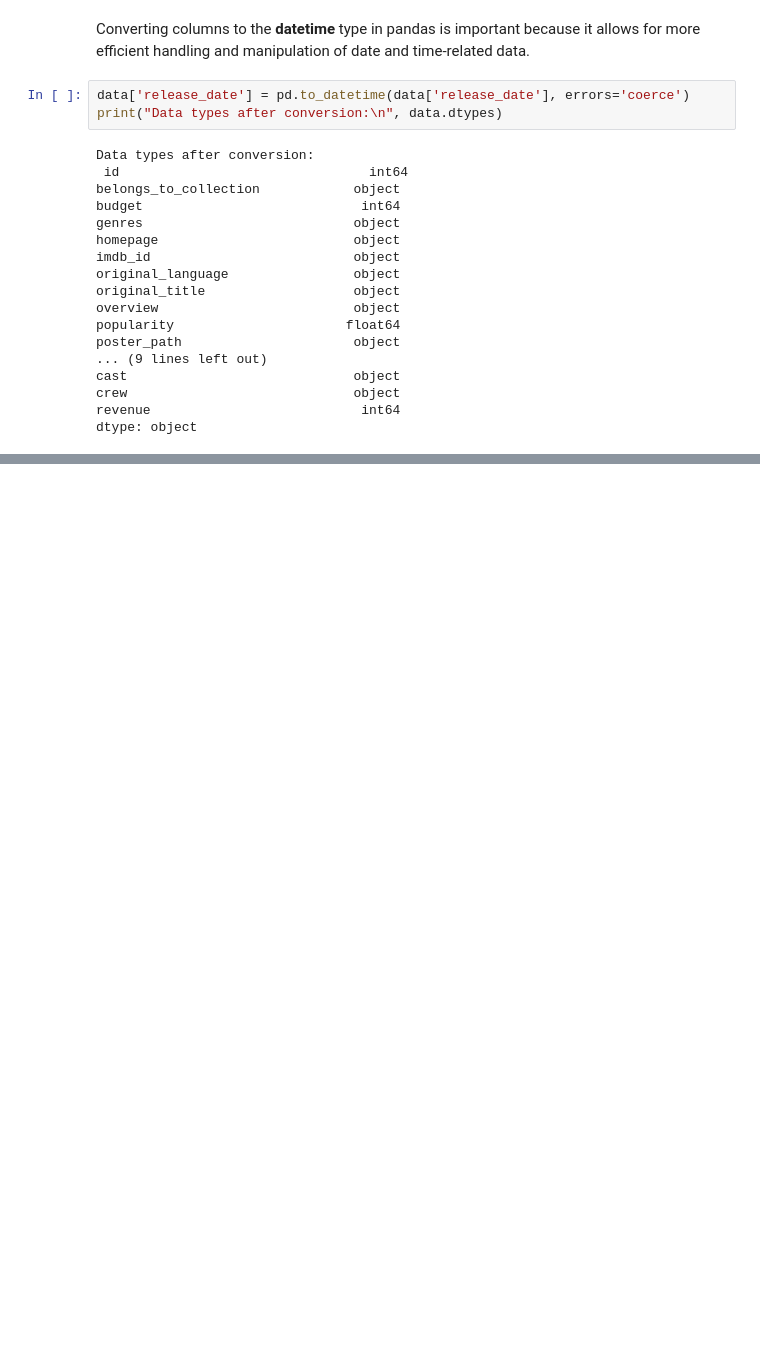
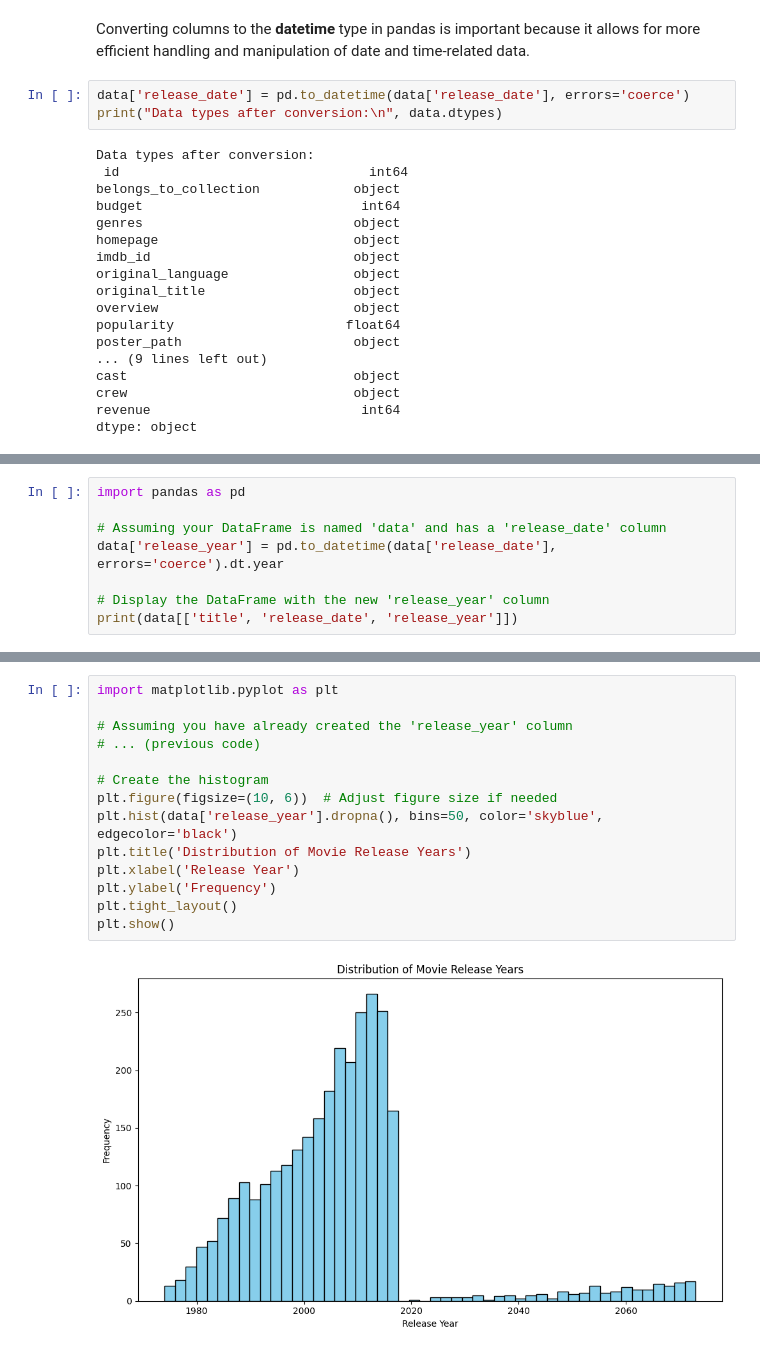
Before and after one commit to InsightByHarshit/IMDB-Data-Analysis, a Jupyter notebook: IMDB.ipynb, the cells around one changed output, grey strips where cells are left out. Cells and saved outputs as stored; diff of their text form; blank space fills up the shorter version.

```diff
--- a/IMDB.ipynb
+++ b/IMDB.ipynb
@@ -292,0 +168,8 @@ KeyboardInterrupt:
+# %%
+import pandas as pd
+
+# Assuming your DataFrame is named 'data' and has a 'release_date' column
+data['release_year'] = pd.to_datetime(data['release_date'], errors='coerce').dt.year
+
+# Display the DataFrame with the new 'release_year' column
+print(data[['title', 'release_date', 'release_year']])
@@ -292,0 +191,16 @@ KeyboardInterrupt:
+# %%
+import matplotlib.pyplot as plt
+
+# Assuming you have already created the 'release_year' column
+# ... (previous code)
+
+# Create the histogram
+plt.figure(figsize=(10, 6))  # Adjust figure size if needed
+plt.hist(data['release_year'].dropna(), bins=50, color='skyblue', edgecolor='black')
+plt.title('Distribution of Movie Release Years')
+plt.xlabel('Release Year')
+plt.ylabel('Frequency')
+plt.tight_layout()
+plt.show()
+# %% [output]
+[figure, added]
```
Also changed, not shown: parts of 18 cells of this notebook.
